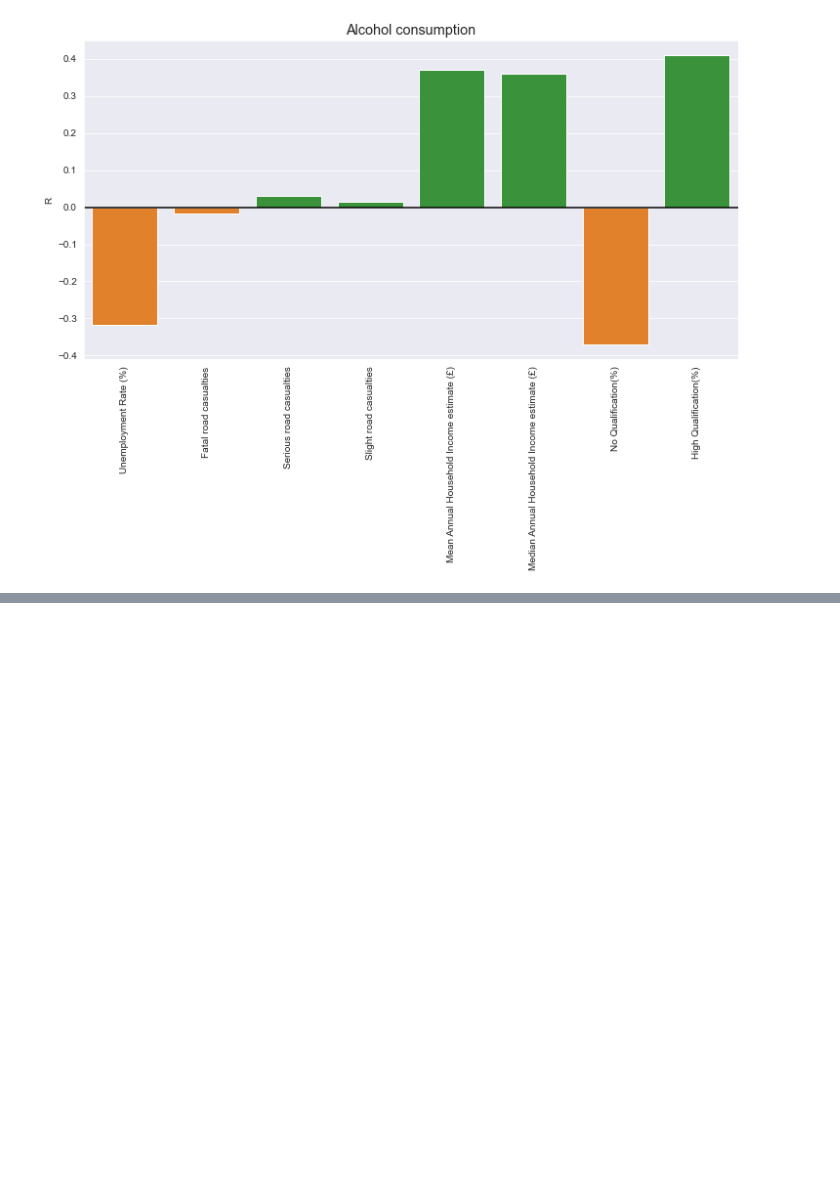
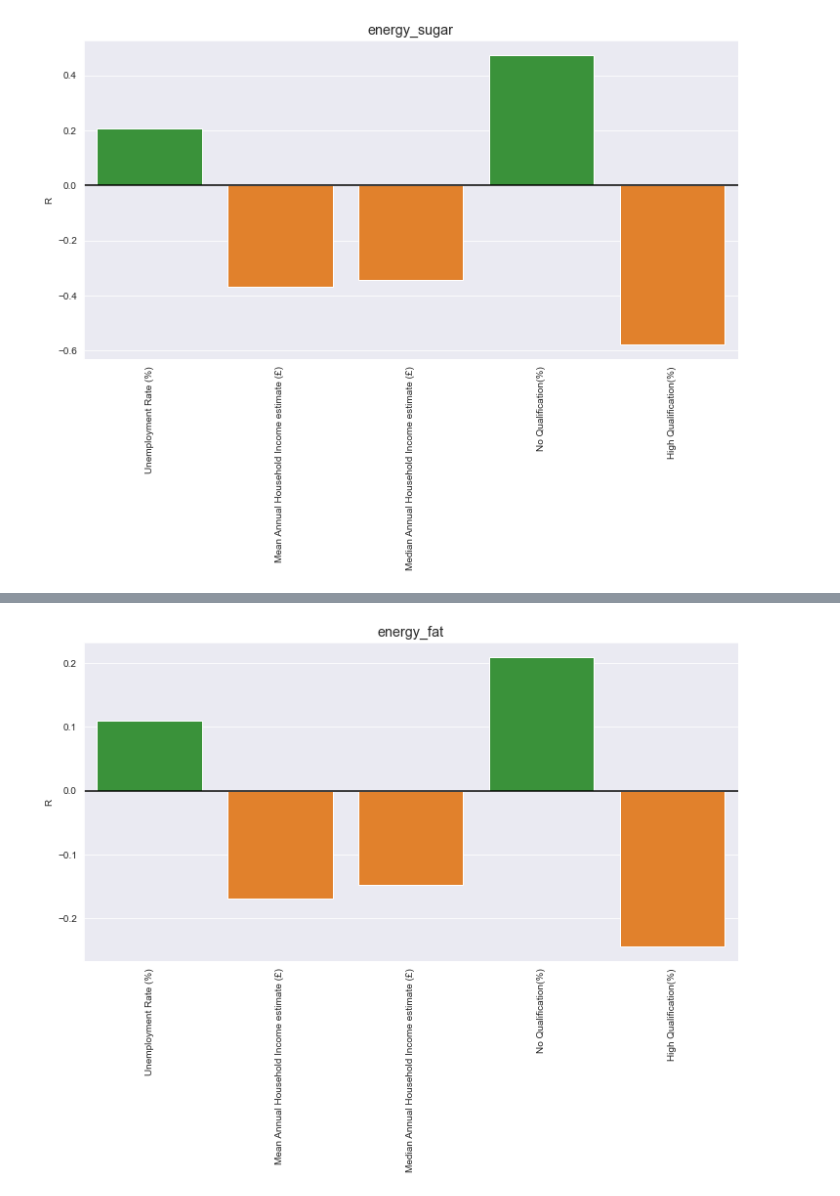
Before and after one commit to epfl-ada/ada-2020-project-milestone-p3-p3_datak, a Jupyter notebook: Milestone_p4.ipynb, the cells around one changed output, grey strips where cells are left out. Saved outputs shown, nothing was run; the diff lists cells and outputs as text; code cells hidden in the pictures; blank space fills up the shorter version.

Commit message:
Add files via upload
first basic plots

```diff
--- a/Milestone_p4.ipynb
+++ b/Milestone_p4.ipynb
@@ -65,19 +62,0 @@ print(non_representativ_areas,'areas are not representative and expulsed of our
-# %%
-#computing spearman correlation for each indicator
-id_indicators=['Unemployment Rate (%)','Fatal road casualties','Serious road casualties','Slight road casualties','Mean Annual Household Income estimate (£)','Median Annual Household Income estimate (£)','No Qualification(%)','High Qualification(%)']
-R=[]
-P=[]
-for i in id_indicators:
-    r= stats.spearmanr(df_representativ['alcohol'],df_representativ[i],nan_policy='omit')[0]
-    p= stats.spearmanr(df_representativ['alcohol'],df_representativ[i],nan_policy='omit')[1]
-    R.append(r)
-    P.append(p)
-# %%
-#Create a data frame with the results
-results = pd.DataFrame({
-    'Indicators':id_indicators,
-    'R': R,
-    'p-value':P
-
-    })
-results
@@ -102,19 +63,43 @@ Name: Indicators, dtype: object is not significative because its p-value is >0.0
 # %%
-plt.figure(figsize=(12,6))
-
-#Background of the figure
-sns.set_style('darkgrid')
-
-#Green color for positive correlation and orange one for negative correlation
-green = sns.color_palette()[2]
-orange = sns.color_palette()[1]
-color = [green if R>0 else orange for R in results.R]
+#computing spearman correlation for each indicator
+id_indicators=['Unemployment Rate (%)','Mean Annual Household Income estimate (£)','Median Annual Household Income estimate (£)','No Qualification(%)','High Qualification(%)']
+nutriments=['energy_sugar','energy_fat','energy_alcohol',"energy_saturate",'energy_carb','energy_tot','energy_protein','energy_fibre']
+R=[]
+P=[]
 
 
-plot = sns.barplot(data=results, x="Indicators",y="R",palette=color)
-plot.set_title('Alcohol consumption',size='x-large')
-plot.axhline(y=0, linestyle='-',linewidth=1.5, color='black')
-plot.set_xlabel('')
-plot.set_xticklabels(results.Indicators,rotation=90)
-plt.show()
+
+
+for j in nutriments:
+    for i in id_indicators:
+        r= stats.spearmanr(df_representativ[j],df_representativ[i],nan_policy='omit')[0]
+        p= stats.spearmanr(df_representativ[j],df_representativ[i],nan_policy='omit')[1]
+        R.append(r)
+        P.append(p)
+
+    #Create a data frame with the results
+    results = pd.DataFrame({ 'Indicators':id_indicators,'R': R,'p-value':P})
+    print(results)
+
+    #showing indicators with non-significative p-value
+    non_significativ=results.loc[(results['p-value'] > 0.05)]
+    print(non_significativ.Indicators,'is not significative because its p-value is >0.05')
+    plt.figure(figsize=(12,6))
+
+    #plot for each nutrient correlation with indicators
+        #plot settings
+    sns.set_style('darkgrid')
+    green = sns.color_palette()[2]
+    orange = sns.color_palette()[1]
+    color = [green if R>0 else orange for R in results.R]
+
+    plot = sns.barplot(data=results, x="Indicators",y="R",palette=color)
+    plot.set_title(j,size='x-large')
+    plot.axhline(y=0, linestyle='-',linewidth=1.5, color='black')
+    plot.set_xlabel('')
+    plot.set_xticklabels(results.Indicators,rotation=90)
+    plt.show()
+
+    R=[]
+    P=[]
 # %% [output]
@@ -121 +113 @@ plt.show()
-[figure, old version]
+[figure, new version]
@@ -121,0 +121 @@ plt.show()
+[figure, added]
```
Also changed, not shown: parts of 8 cells of this notebook.
